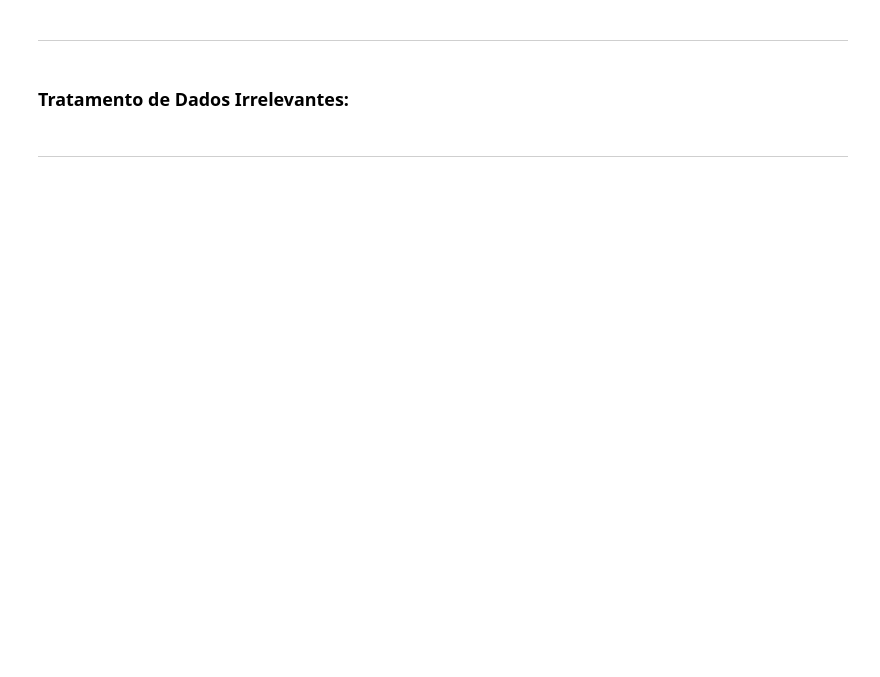
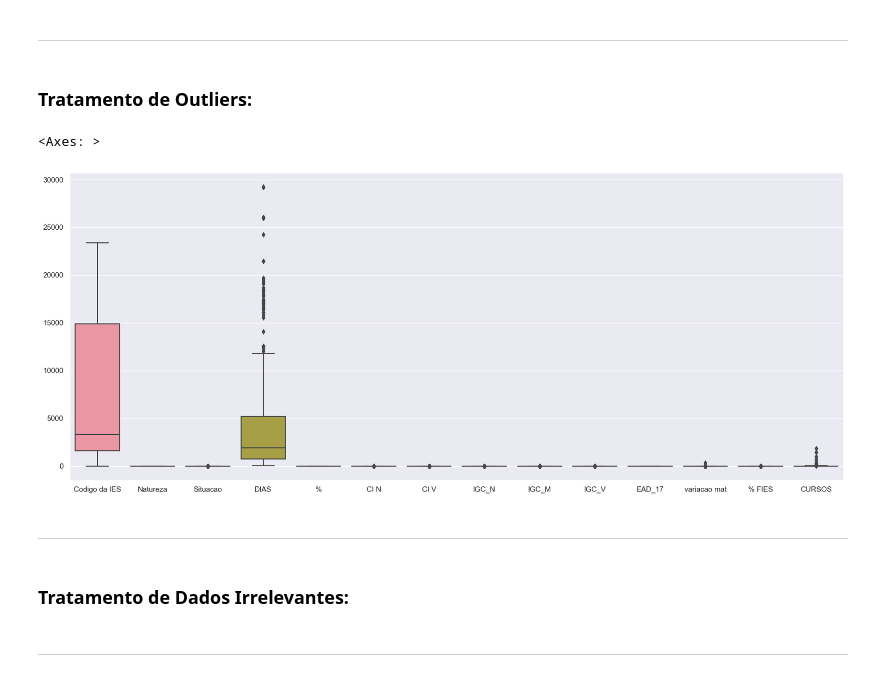
Before and after one commit to MrMilhas/Trabalho_Mineracao_Dados, a Jupyter notebook: src/trabalho_2/pre_process.ipynb, the cells around one changed output. Cells and saved outputs as stored; diff of their text form; code cells hidden in the pictures; blank space fills up the shorter version.

```diff
--- a/src/trabalho_2/pre_process.ipynb
+++ b/src/trabalho_2/pre_process.ipynb
@@ -26,0 +124,3 @@ df
+# %%
+df = pd.read_csv('../../data/df_without_nan.csv')
+df
@@ -27,5 +212,18 @@ df
 # %% [markdown]
 -----------------------------------------
+# %% [markdown]
+### Tratamento de Outliers:
+# %%
+df_1 = df.drop(columns={'saldo 2017', 'Variacao 17-16', 'mat_T 2017'})
+# %%
+sns.set_style("whitegrid")
+sns.set(rc={'figure.figsize':(20.7,8.27)})
+sns.boxplot(df_1)
+# %% [output]
+<Axes: >
+[figure, added]
+# %% [markdown]
+----------------------------
 # %% [markdown]
 ### Tratamento de Dados Irrelevantes:
 # %% [markdown]
```
Also changed, not shown: parts of 13 cells of this notebook, 2 other files.
